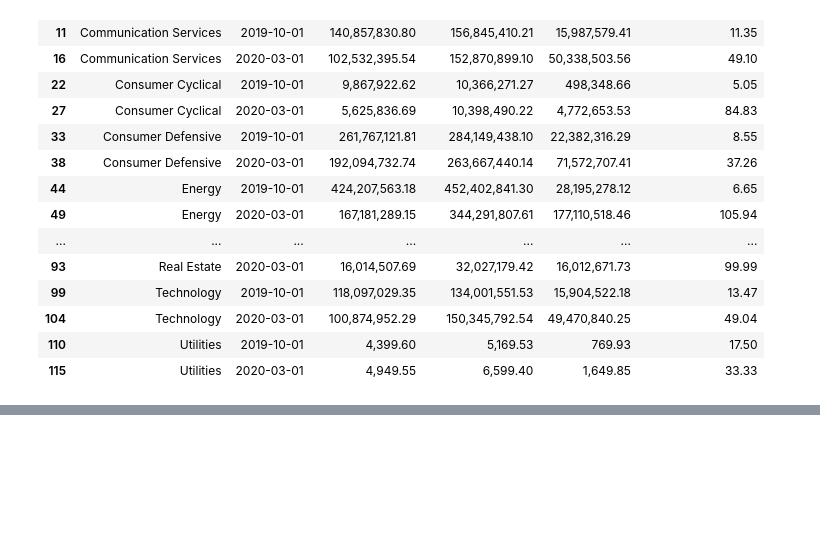
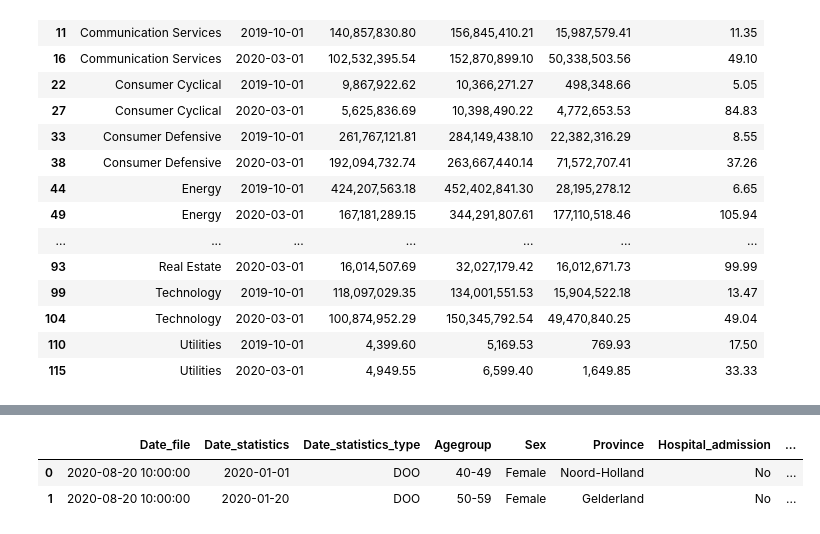
Before and after one commit to LukasTheMouse/Ironhack_project2_NinaLukas, a Jupyter notebook: Data Manipulation .ipynb, the cells around one changed output, grey strips where cells are left out. Cells and saved outputs as stored; diff of their text form; code cells hidden in the pictures; blank space fills up the shorter version.

```diff
--- a/Data Manipulation .ipynb
+++ b/Data Manipulation .ipynb
@@ -180,0 +172,6 @@ covid_data.to_sql('covid', engine)
+# %%
+covid_data.head(2)
+# %% [output]
+|  | Date_file | Date_statistics | Date_statistics_type | Agegroup | Sex | Province | Hospital_admission | ... |
+| 0 | 2020-08-20 10:00:00 | 2020-01-01 | DOO | 40-49 | Female | Noord-Holland | No | ... |
+| 1 | 2020-08-20 10:00:00 | 2020-01-20 | DOO | 50-59 | Female | Gelderland | No | ... |
```
Also changed, not shown: parts of 8 cells of this notebook, 2 other files.
